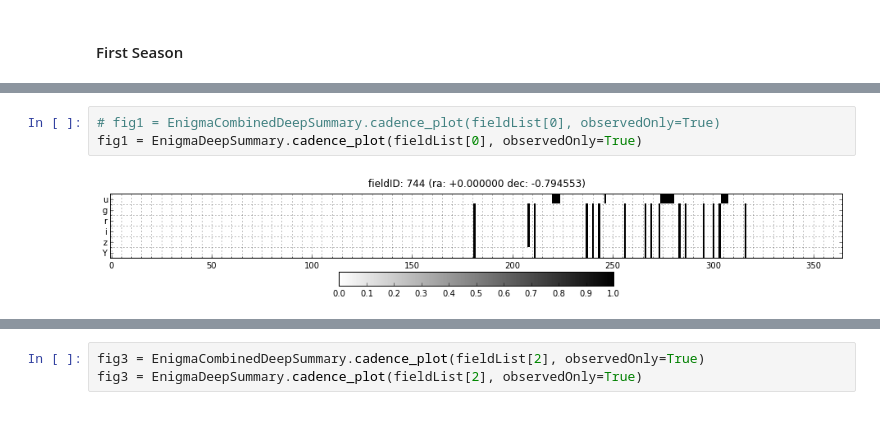
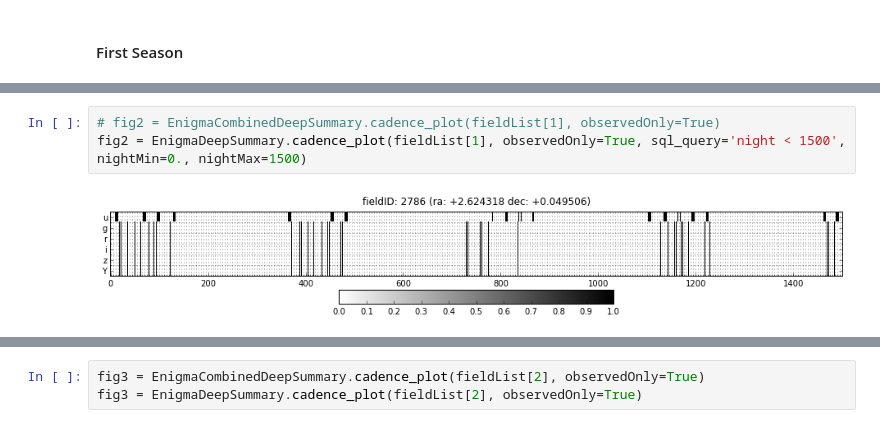
Before and after one commit to LSSTDESC/OpSimSummary, a Jupyter notebook: example/ExploringOpSimOutputs.ipynb, the cells around one changed output, grey strips where cells are left out. Cells and saved outputs as stored; diff of their text form.

```diff
--- a/example/ExploringOpSimOutputs.ipynb
+++ b/example/ExploringOpSimOutputs.ipynb
@@ -177,5 +206,5 @@ fieldList = EnigmaDeepSummary.fieldIds
 # %%
-# fig1 = EnigmaCombinedDeepSummary.cadence_plot(fieldList[0], observedOnly=True)
-fig1 = EnigmaDeepSummary.cadence_plot(fieldList[0], observedOnly=True)
+# fig2 = EnigmaCombinedDeepSummary.cadence_plot(fieldList[1], observedOnly=True)
+fig2 = EnigmaDeepSummary.cadence_plot(fieldList[1], observedOnly=True, sql_query='night < 1500', nightMin=0., nightMax=1500)
 # %% [output]
-[figure, old version]
+[figure, new version]
```
Also changed, not shown: parts of 15 cells of this notebook, 1 other file.
